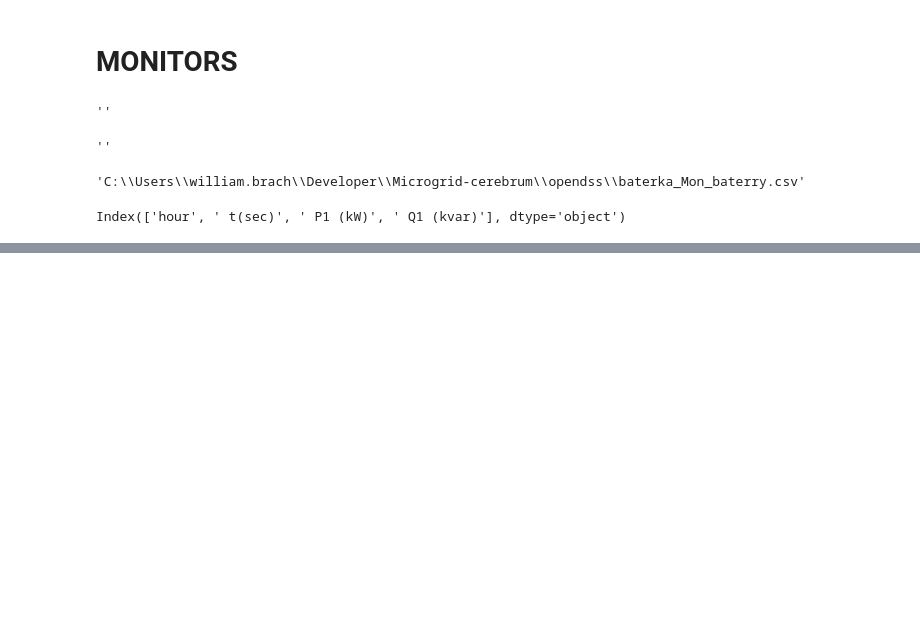
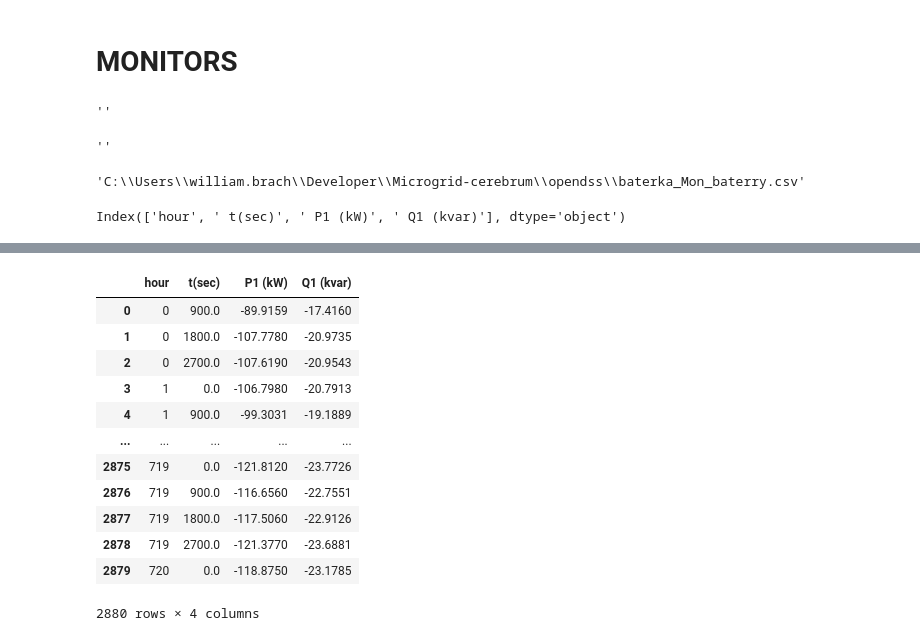
Before and after one commit to fiit-ba/Optimization-of-Battery-Management-in-Microgrid, a Jupyter notebook: opendss/opendss.ipynb, the cells around one changed output, grey strips where cells are left out. Cells and saved outputs as stored; diff of their text form; code cells hidden in the pictures; blank space fills up the shorter version.

```diff
--- a/opendss/opendss.ipynb
+++ b/opendss/opendss.ipynb
@@ -251,0 +309,16 @@ plt.show()
+# %%
+df2
+# %% [output]
+|  | hour | t(sec) | P1 (kW) | Q1 (kvar) |
+| 0 | 0 | 900.0 | -89.9159 | -17.4160 |
+| 1 | 0 | 1800.0 | -107.7780 | -20.9735 |
+| 2 | 0 | 2700.0 | -107.6190 | -20.9543 |
+| 3 | 1 | 0.0 | -106.7980 | -20.7913 |
+| 4 | 1 | 900.0 | -99.3031 | -19.1889 |
+| ... | ... | ... | ... | ... |
+| 2875 | 719 | 0.0 | -121.8120 | -23.7726 |
+| 2876 | 719 | 900.0 | -116.6560 | -22.7551 |
+| 2877 | 719 | 1800.0 | -117.5060 | -22.9126 |
+| 2878 | 719 | 2700.0 | -121.3770 | -23.6881 |
+| 2879 | 720 | 0.0 | -118.8750 | -23.1785 |
+2880 rows × 4 columns
```
Also changed, not shown: parts of 9 cells of this notebook, 6 other files.
